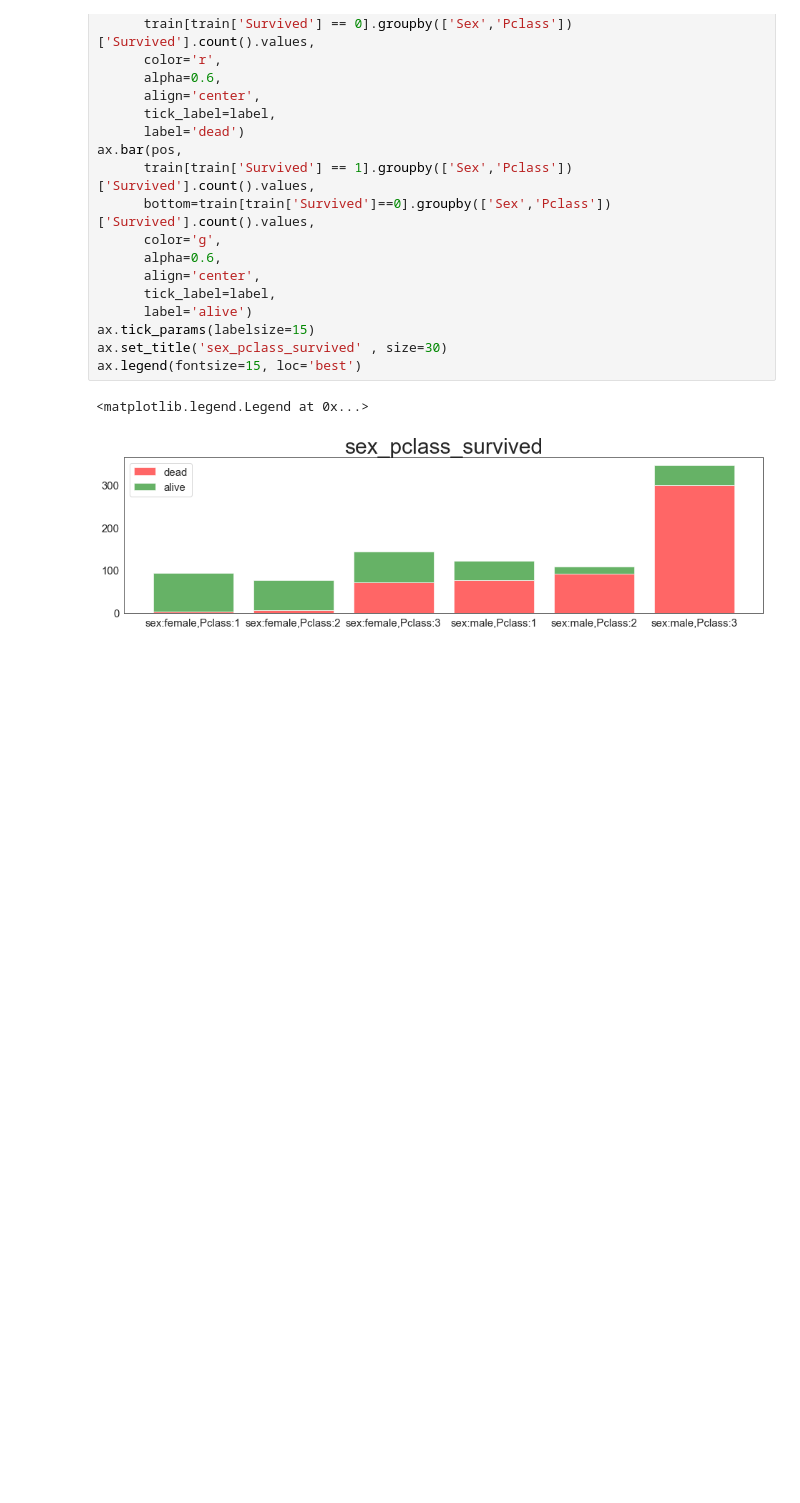
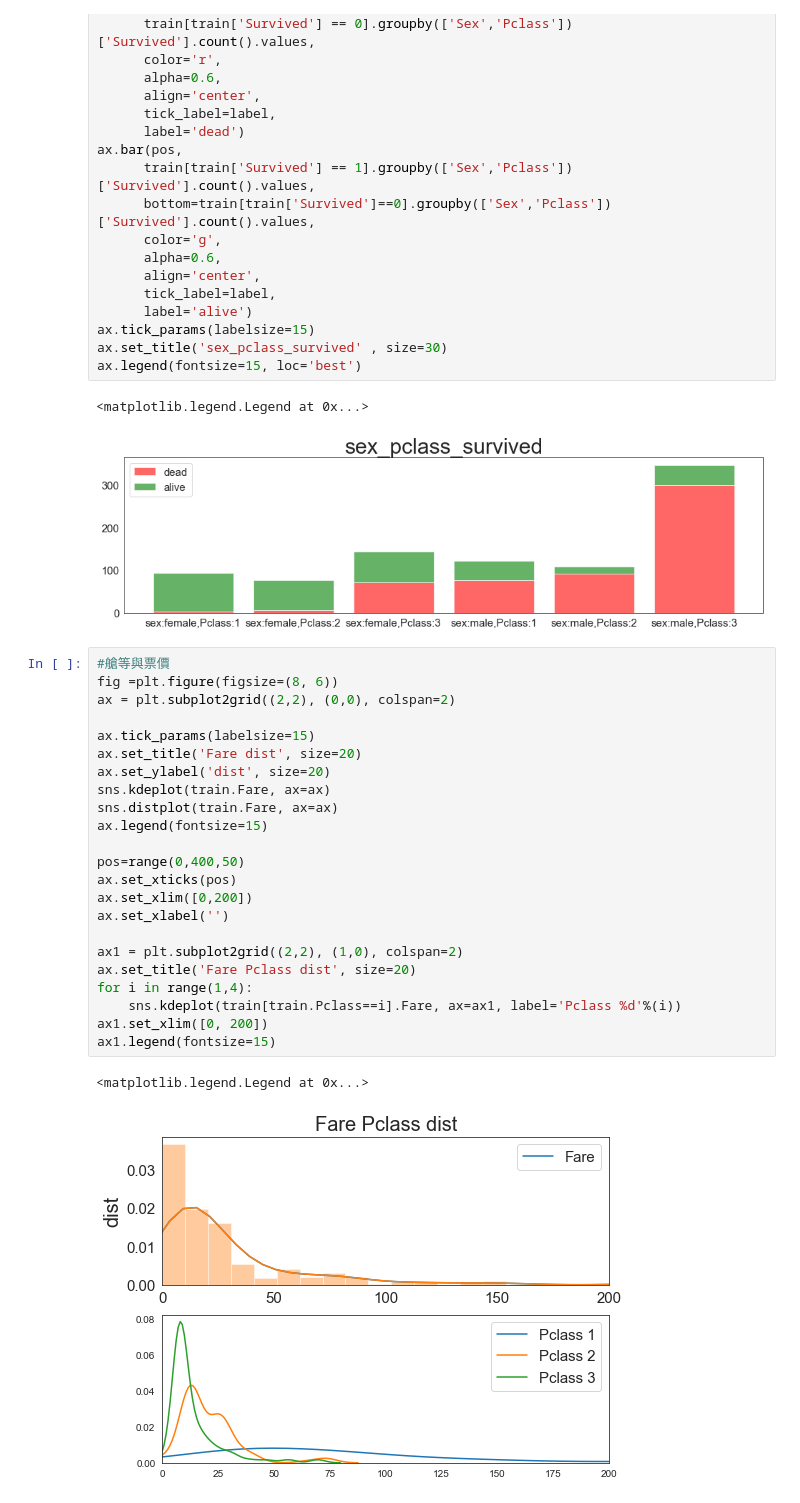
Before and after one commit to BellaChiu1127/Titanic_Machine_Learning, a Jupyter notebook: titanic.ipynb, the cells around one changed output. Cells and saved outputs as stored; diff of their text form; blank space fills up the shorter version.

```diff
--- a/titanic.ipynb
+++ b/titanic.ipynb
@@ -151,3 +151,29 @@ ax.legend(fontsize=15, loc='best')
 # %% [output]
 <matplotlib.legend.Legend at 0x...>
 [figure]
+# %%
+#艙等與票價
+fig =plt.figure(figsize=(8, 6))
+ax = plt.subplot2grid((2,2), (0,0), colspan=2)
+
+ax.tick_params(labelsize=15)
+ax.set_title('Fare dist', size=20)
+ax.set_ylabel('dist', size=20)
+sns.kdeplot(train.Fare, ax=ax)
+sns.distplot(train.Fare, ax=ax)
+ax.legend(fontsize=15)
+
+pos=range(0,400,50)
+ax.set_xticks(pos)
+ax.set_xlim([0,200])
+ax.set_xlabel('')
+
+ax1 = plt.subplot2grid((2,2), (1,0), colspan=2)
+ax.set_title('Fare Pclass dist', size=20)
+for i in range(1,4):
+    sns.kdeplot(train[train.Pclass==i].Fare, ax=ax1, label='Pclass %d'%(i))
+ax1.set_xlim([0, 200])
+ax1.legend(fontsize=15)
+# %% [output]
+<matplotlib.legend.Legend at 0x...>
+[figure, added]
```
Also changed, not shown: parts of 28 cells of this notebook.
